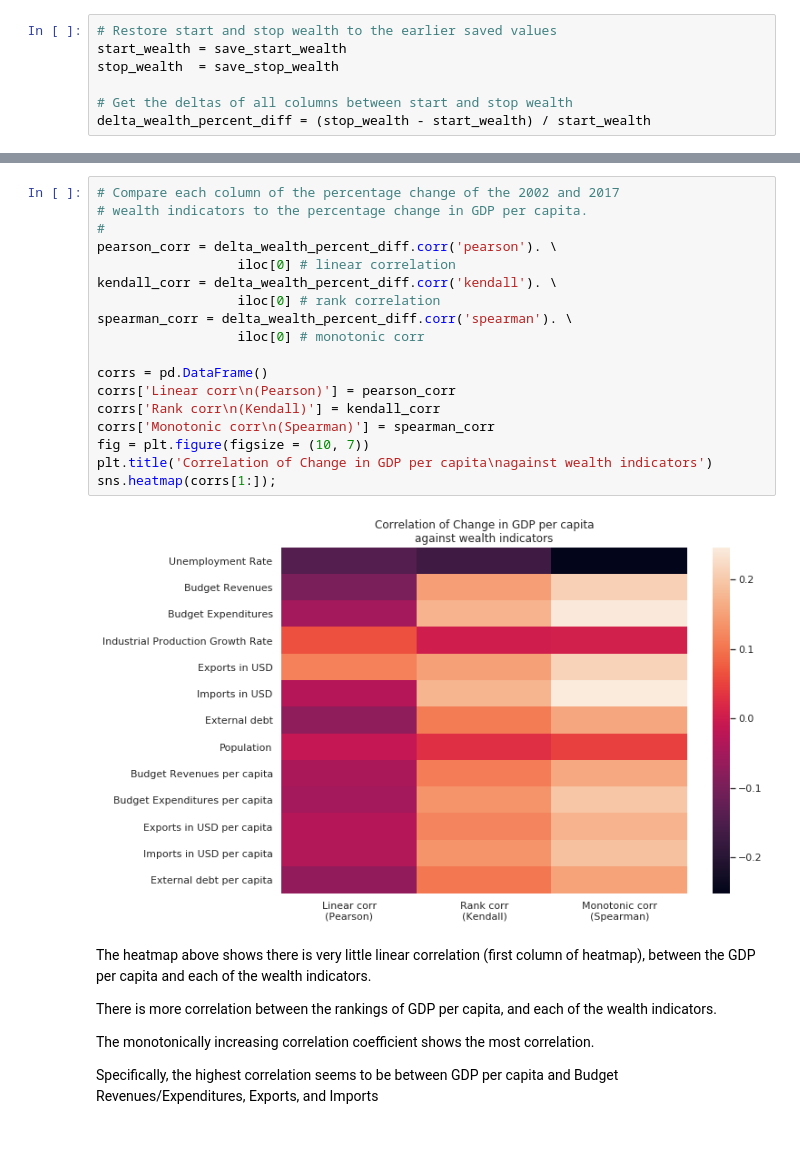
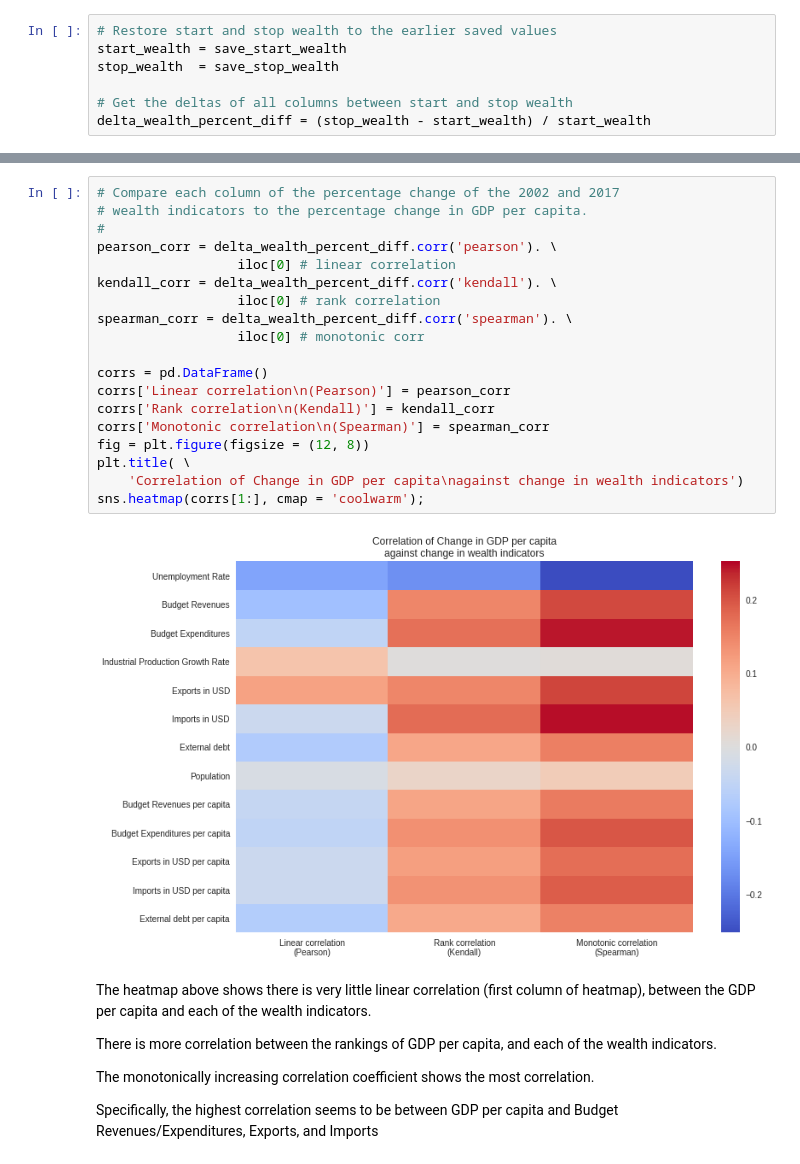
Before and after one commit to samirgadkari/cia_factbook_analysis, a Jupyter notebook: Project1.ipynb, the cells around one changed output, grey strips where cells are left out. Cells and saved outputs as stored; diff of their text form.

```diff
--- a/Project1.ipynb
+++ b/Project1.ipynb
@@ -787,23 +763,24 @@ delta_wealth_percent_diff.head()
 # %%
 # Compare each column of the percentage change of the 2002 and 2017
 # wealth indicators to the percentage change in GDP per capita.
 #
 pearson_corr = delta_wealth_percent_diff.corr('pearson'). \
                   iloc[0] # linear correlation
 kendall_corr = delta_wealth_percent_diff.corr('kendall'). \
                   iloc[0] # rank correlation
 spearman_corr = delta_wealth_percent_diff.corr('spearman'). \
                   iloc[0] # monotonic corr
 
 corrs = pd.DataFrame()
-corrs['Linear corr\n(Pearson)'] = pearson_corr
-corrs['Rank corr\n(Kendall)'] = kendall_corr
-corrs['Monotonic corr\n(Spearman)'] = spearman_corr
-fig = plt.figure(figsize = (10, 7))
-plt.title('Correlation of Change in GDP per capita\nagainst wealth indicators')
-sns.heatmap(corrs[1:]);
+corrs['Linear correlation\n(Pearson)'] = pearson_corr
+corrs['Rank correlation\n(Kendall)'] = kendall_corr
+corrs['Monotonic correlation\n(Spearman)'] = spearman_corr
+fig = plt.figure(figsize = (12, 8))
+plt.title( \
+    'Correlation of Change in GDP per capita\nagainst change in wealth indicators')
+sns.heatmap(corrs[1:], cmap = 'coolwarm');
 # %% [output]
-[figure, old version]
+[figure, new version]
 # %% [markdown]
 The heatmap above shows there is very little linear correlation (first column of heatmap), between the GDP per capita and each of the wealth indicators.
 
```
Also changed, not shown: parts of 18 cells of this notebook.
